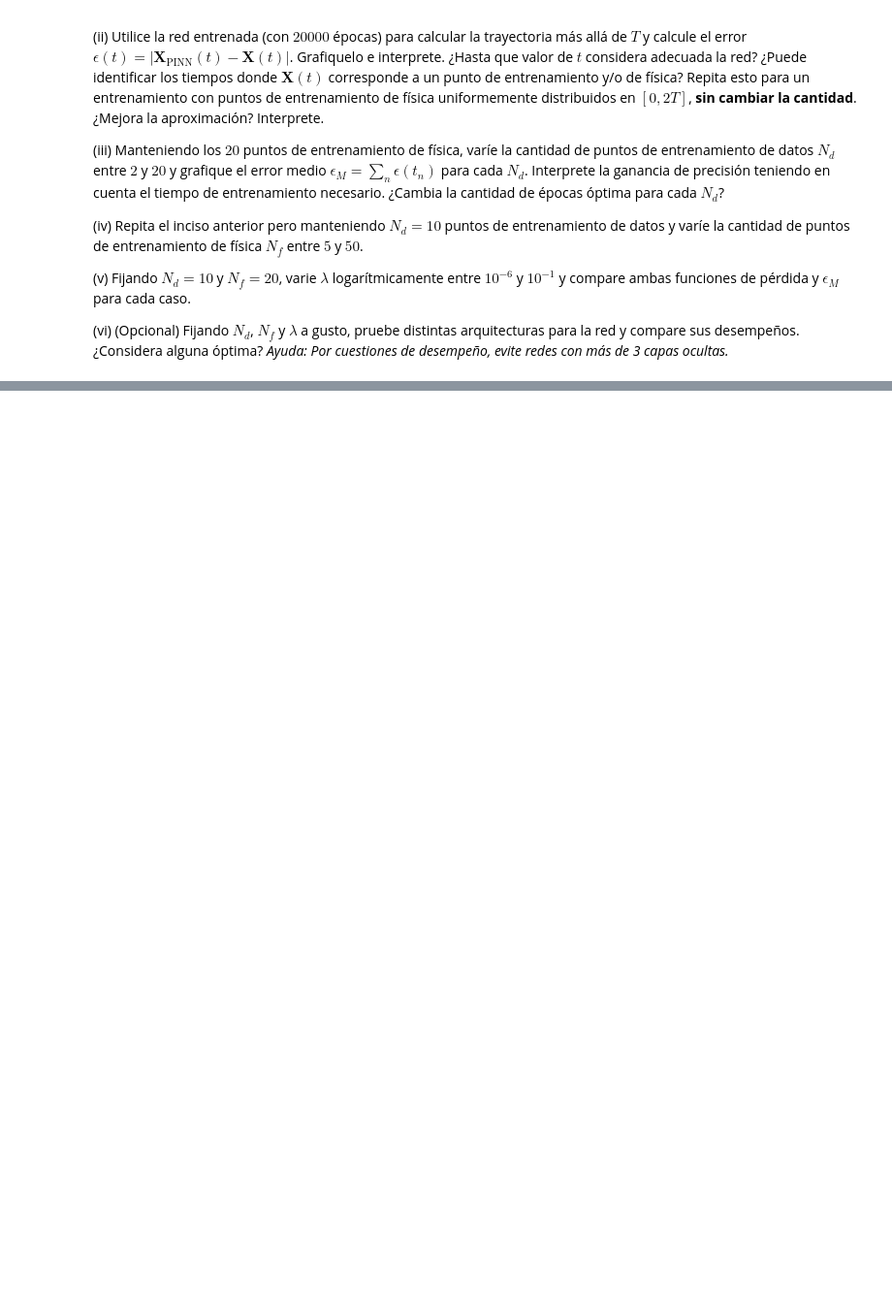
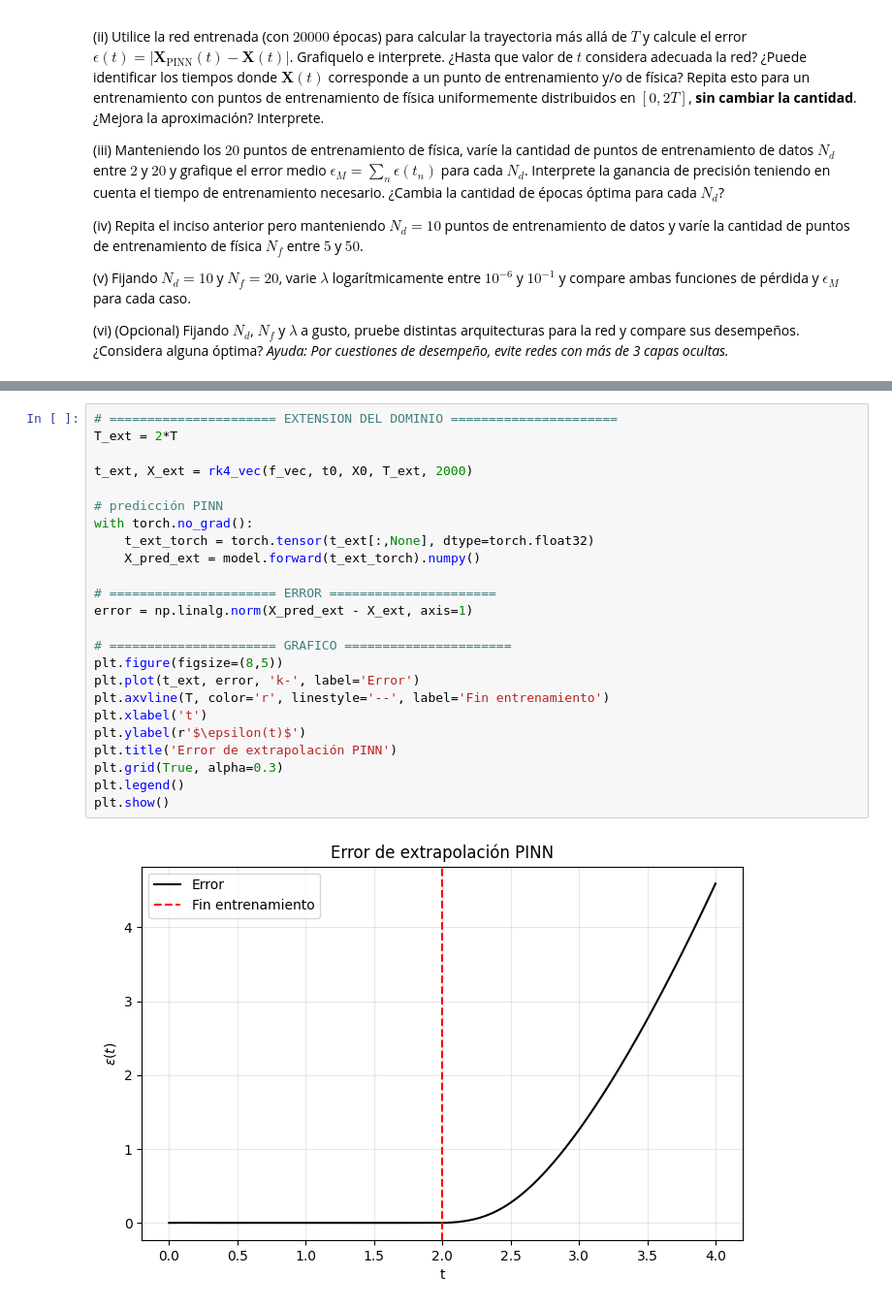
Before and after one commit to roldannahuelalejadro/Fisica-de-Fluidos-E1, a Jupyter notebook: trabjo E1/P3.ipynb, the cells around one changed output, grey strips where cells are left out. Shown at 97% size. Drawn from its saved outputs; the diff is of its cells as text; blank space fills up the shorter version.

```diff
--- a/trabjo E1/P3.ipynb
+++ b/trabjo E1/P3.ipynb
@@ -191,0 +295,26 @@ Entrenamiento completado.
+# %%
+# ====================== EXTENSION DEL DOMINIO ======================
+T_ext = 2*T
+
+t_ext, X_ext = rk4_vec(f_vec, t0, X0, T_ext, 2000)
+
+# predicción PINN
+with torch.no_grad():
+    t_ext_torch = torch.tensor(t_ext[:,None], dtype=torch.float32)
+    X_pred_ext = model.forward(t_ext_torch).numpy()
+
+# ====================== ERROR ======================
+error = np.linalg.norm(X_pred_ext - X_ext, axis=1)
+
+# ====================== GRAFICO ======================
+plt.figure(figsize=(8,5))
+plt.plot(t_ext, error, 'k-', label='Error')
+plt.axvline(T, color='r', linestyle='--', label='Fin entrenamiento')
+plt.xlabel('t')
+plt.ylabel(r'$\epsilon(t)$')
+plt.title('Error de extrapolación PINN')
+plt.grid(True, alpha=0.3)
+plt.legend()
+plt.show()
+# %% [output]
+[figure, added]
```
Also changed, not shown: parts of 37 cells of this notebook.
